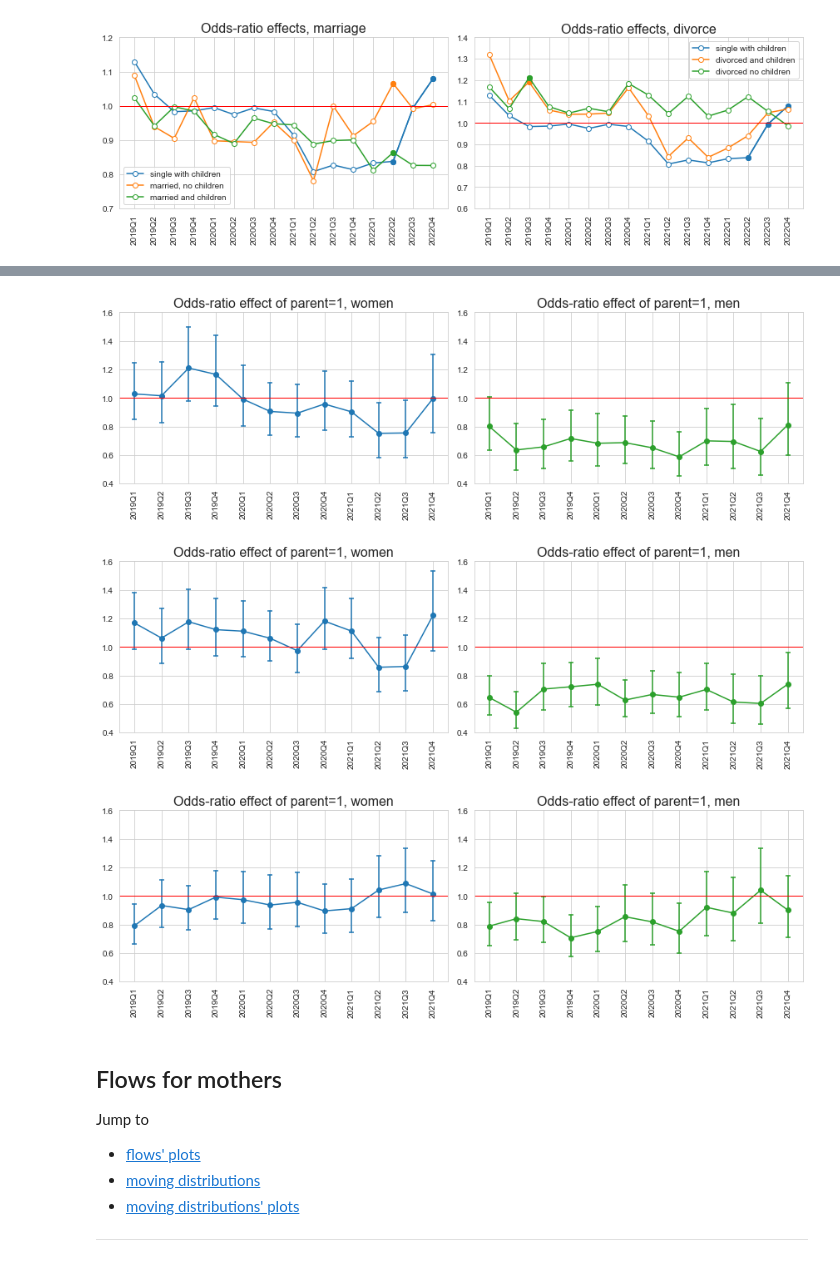
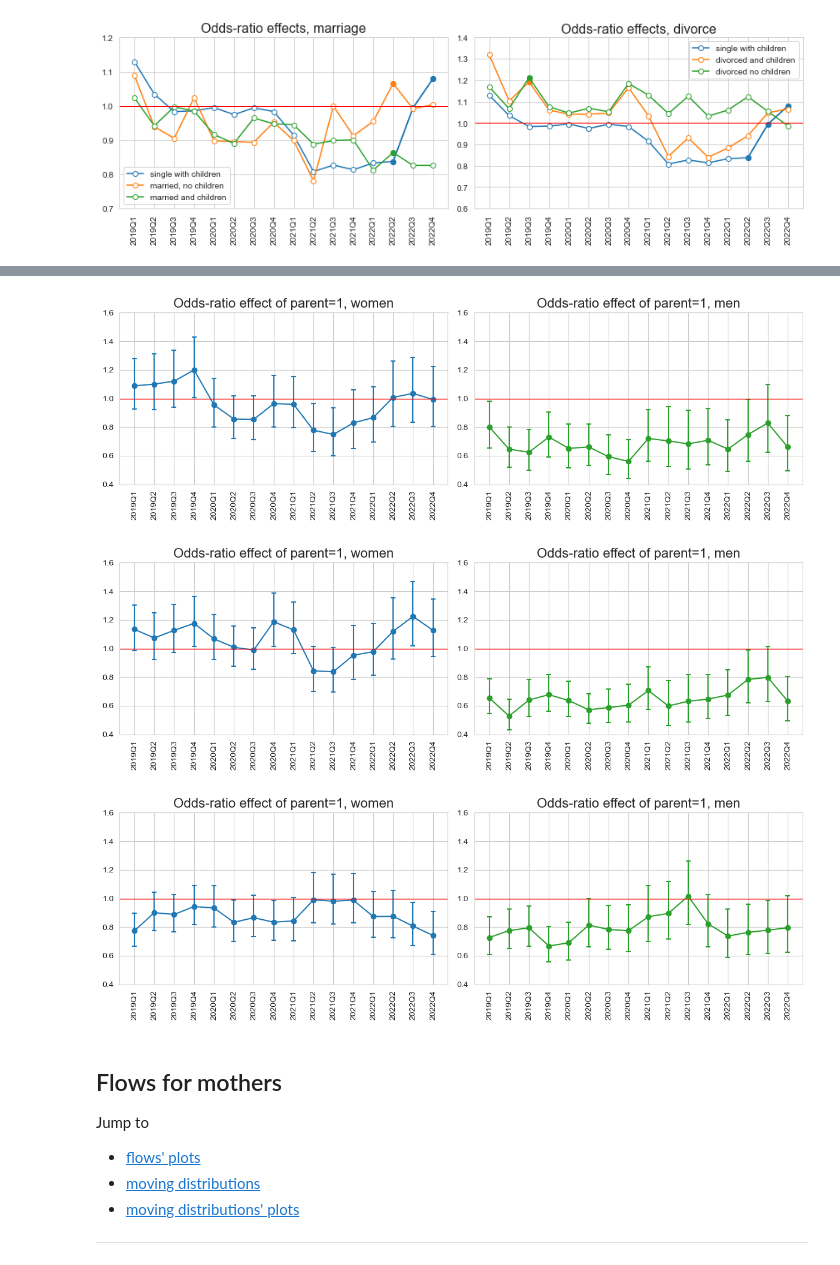
Before and after one commit to crisla/TenMoCoS, a Jupyter notebook: Regressions_to_figures.ipynb, the cells around one changed output, grey strips where cells are left out. Saved outputs shown, nothing was run; the diff lists cells and outputs as text; code cells hidden in the pictures.

Commit message:
updated plots figure 2 and beyond

```diff
--- a/Regressions_to_figures.ipynb
+++ b/Regressions_to_figures.ipynb
@@ -246,10 +244,17 @@ bounds_i_f_par = []
 bounds_i_f_mar = []
 bounds_i_f_parxmar = []
 bounds_i_f_div = []
-f = open('./regtabs/prob_inac_stocks_w.log','r')
+qs = []
+cc = 186
+f = open('./results/prob_inac_stocks_w.log','r')
 for line in f:
     words = line.split()
-    if len(words)>0 and 'parent'==words[0]:
+#     print(words)
+    if  len(words)>1 and words[0]=='inactive' and words[1]=='|':
+        ciclo = cc
+        qs.append(date_dict[ciclo])
+        cc +=1
+    elif len(words)>0 and 'parent'==words[0]:
         coefs_i_f_par.append(float(words[2]))
         bounds_i_f_par.append((float(words[-2]),float(words[-1])))
     elif len(words)>0 and 'married'==words[0]:
@@ -277,7 +282,7 @@ plt.title("Odds-ratio effect of parent=1, women",fontsize=16)
 plt.plot(qs,coefs_i_f_par,marker='o')
 plt.scatter(qs,bounds_i_f_par[:,0],marker='_',color=colors[0])
 plt.scatter(qs,bounds_i_f_par[:,1],marker='_',color=colors[0])
-for i in range(coefs_par.size):
+for i in range(coefs_i_f_par.size):
     plt.plot((qs[i],qs[i]),(bounds_i_f_par[i,0],bounds_i_f_par[i,1]),c=colors[0])
 plt.xticks(rotation=90)
 plt.axhline(1,color='r',lw=1)
@@ -341,9 +346,10 @@ bounds_u_m_par = []
 bounds_u_m_mar = []
 bounds_u_m_parxmar = []
 bounds_u_m_div = []
-f = open('./regtabs/prob_unemp_stocks_m.log','r')
+f = open('./results/prob_unemp_stocks_m.log','r')
 for line in f:
     words = line.split()
+#     print(words)
     if len(words)>0 and 'parent'==words[0]:
         coefs_u_m_par.append(float(words[2]))
         bounds_u_m_par.append((float(words[-2]),float(words[-1])))
@@ -373,7 +379,7 @@ bounds_u_f_par = []
 bounds_u_f_mar = []
 bounds_u_f_parxmar = []
 bounds_u_f_div = []
-f = open('./regtabs/prob_unemp_stocks_w.log','r')
+f = open('./results/prob_unemp_stocks_w.log','r')
 for line in f:
     words = line.split()
     if len(words)>0 and 'parent'==words[0]:
@@ -399,32 +405,32 @@ coefs_u_f_div = np.array(coefs_u_f_div)
 # %%
 colors = sn.color_palette()
 plt.figure(figsize=(12,4))
 plt.subplot(121)
 plt.title("Odds-ratio effect of parent=1, women",fontsize=16)
 plt.plot(qs,coefs_u_f_par,marker='o')
 plt.scatter(qs,bounds_u_f_par[:,0],marker='_',color=colors[0])
 plt.scatter(qs,bounds_u_f_par[:,1],marker='_',color=colors[0])
-for i in range(coefs_par.size):
+for i in range(coefs_u_f_par.size):
     plt.plot((qs[i],qs[i]),(bounds_u_f_par[i,0],bounds_u_f_par[i,1]),c=colors[0])
 plt.xticks(rotation=90)
 plt.axhline(1,color='r',lw=1)
 plt.ylim(0.4,1.6)
 
 plt.subplot(122)
 plt.title("Odds-ratio effect of parent=1, men",fontsize=16)
 plt.plot(qs,coefs_u_m_par,color=colors[2],marker='o')
 plt.scatter(qs,bounds_u_m_par[:,0],marker='_',color=colors[2])
 plt.scatter(qs,bounds_u_m_par[:,1],marker='_',color=colors[2])
 for i in range(coefs_u_m_par.size):
     plt.plot((qs[i],qs[i]),(bounds_u_m_par[i,0],bounds_u_m_par[i,1]),c=colors[2])
 plt.xticks(rotation=90)
 plt.axhline(1,color='r',lw=1)
 plt.ylim(0.4,1.6)
 plt.tight_layout()
 plt.savefig('./plots_reg/prob_u_womenVmen_parent_time.pdf',format='pdf',bbox_inches='tight')
 plt.show()
 # %% [output]
-[figure, old version]
+[figure, new version]
 # %%
 coefs_ne_m_par = []
 coefs_ne_m_mar = []
@@ -497,7 +503,7 @@ plt.title("Odds-ratio effect of parent=1, women",fontsize=16)
 plt.plot(qs,coefs_ne_f_par,marker='o')
 plt.scatter(qs,bounds_ne_f_par[:,0],marker='_',color=colors[0])
 plt.scatter(qs,bounds_ne_f_par[:,1],marker='_',color=colors[0])
-for i in range(coefs_par.size):
+for i in range(coefs_ne_f_par.size):
     plt.plot((qs[i],qs[i]),(bounds_ne_f_par[i,0],bounds_ne_f_par[i,1]),c=colors[0])
 plt.xticks(rotation=90)
 plt.axhline(1,color='r',lw=1)
@@ -517,7 +523,7 @@ plt.tight_layout()
 plt.savefig('./plots_reg/prob_ne_womenVmen_parent_time.pdf',format='pdf',bbox_inches='tight')
 plt.show()
 # %% [output]
-[figure, old version]
+[figure, new version]
 # %%
 coefs_t_m_par = []
 coefs_t_m_mar = []
@@ -590,7 +596,7 @@ plt.title("Odds-ratio effect of parent=1, women",fontsize=16)
 plt.plot(qs,coefs_t_f_par,marker='o')
 plt.scatter(qs,bounds_t_f_par[:,0],marker='_',color=colors[0])
 plt.scatter(qs,bounds_t_f_par[:,1],marker='_',color=colors[0])
-for i in range(coefs_par.size):
+for i in range(coefs_t_f_par.size):
     plt.plot((qs[i],qs[i]),(bounds_t_f_par[i,0],bounds_t_f_par[i,1]),c=colors[0])
 plt.xticks(rotation=90)
 plt.axhline(1,color='r',lw=1)
@@ -610,7 +616,7 @@ plt.tight_layout()
 plt.savefig('./plots_reg/prob_t_womenVmen_parent_time.pdf',format='pdf',bbox_inches='tight')
 plt.show()
 # %% [output]
-[figure, old version]
+[figure, new version]
 # %% [markdown]
 <a id='index'></a>
 
```
Also changed, not shown: parts of 7 cells of this notebook, 31 other files.
